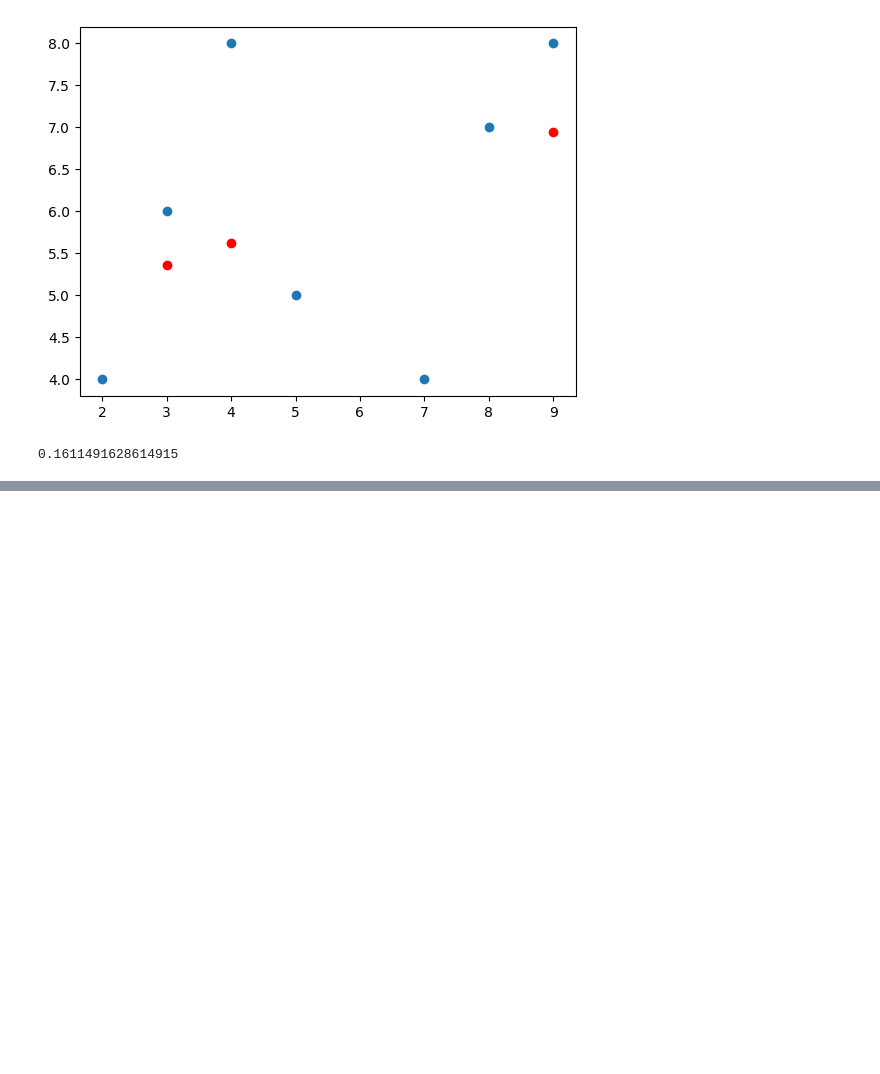
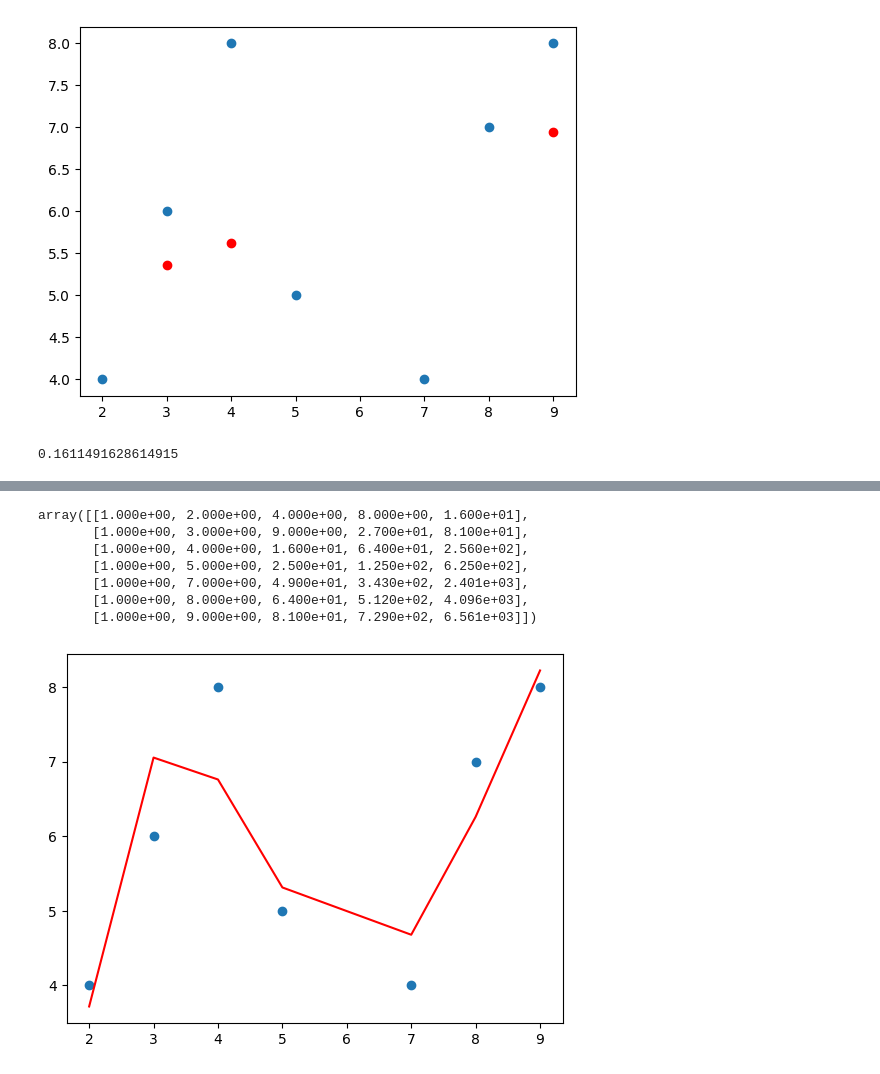
Before and after one commit to Aryanmartinian/Data-Science-AI-Ecosystem, a Jupyter notebook: Polynomial_Regression.ipynb, the cells around one changed output, grey strips where cells are left out. Saved outputs shown, nothing was run; the diff lists cells and outputs as text; code cells hidden in the pictures; blank space fills up the shorter version.

```diff
--- a/Polynomial_Regression.ipynb
+++ b/Polynomial_Regression.ipynb
@@ -65,0 +110,18 @@ model.score(x,y)
+# %%
+poly = PolynomialFeatures(degree=4)
+poly_x = poly.fit_transform(x.reshape(-1,1)) # independent variable data has been obtained
+model1 = LinearRegression()
+model1.fit(poly_x,y)
+y_pred1 = model1.predict(poly_x)
+plt.scatter(x,y) # Normal data points are present in blue color which default color of scatter plot.
+plt.plot(x,y_pred1,color='red')
+poly_x
+# %% [output]
+array([[1.000e+00, 2.000e+00, 4.000e+00, 8.000e+00, 1.600e+01],
+       [1.000e+00, 3.000e+00, 9.000e+00, 2.700e+01, 8.100e+01],
+       [1.000e+00, 4.000e+00, 1.600e+01, 6.400e+01, 2.560e+02],
+       [1.000e+00, 5.000e+00, 2.500e+01, 1.250e+02, 6.250e+02],
+       [1.000e+00, 7.000e+00, 4.900e+01, 3.430e+02, 2.401e+03],
+       [1.000e+00, 8.000e+00, 6.400e+01, 5.120e+02, 4.096e+03],
+       [1.000e+00, 9.000e+00, 8.100e+01, 7.290e+02, 6.561e+03]])
+[figure, added]
```
Also changed, not shown: parts of 9 cells of this notebook.
